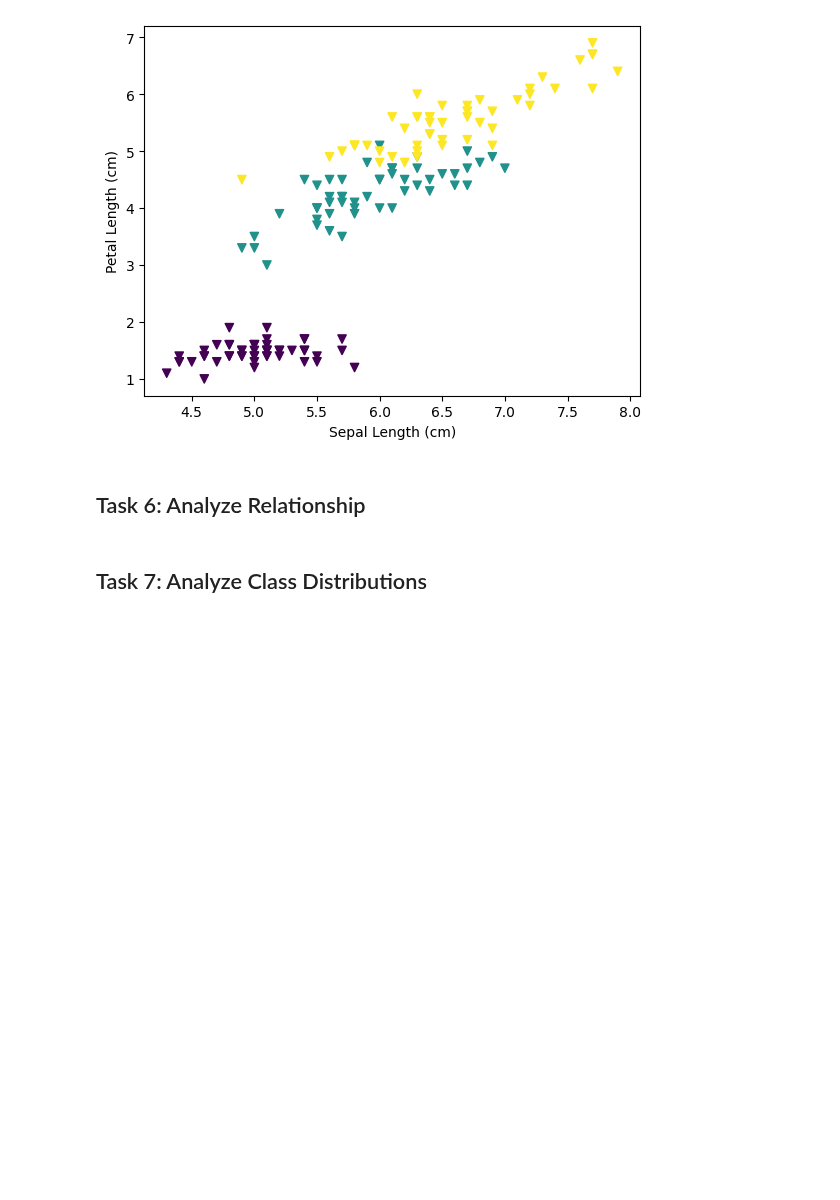
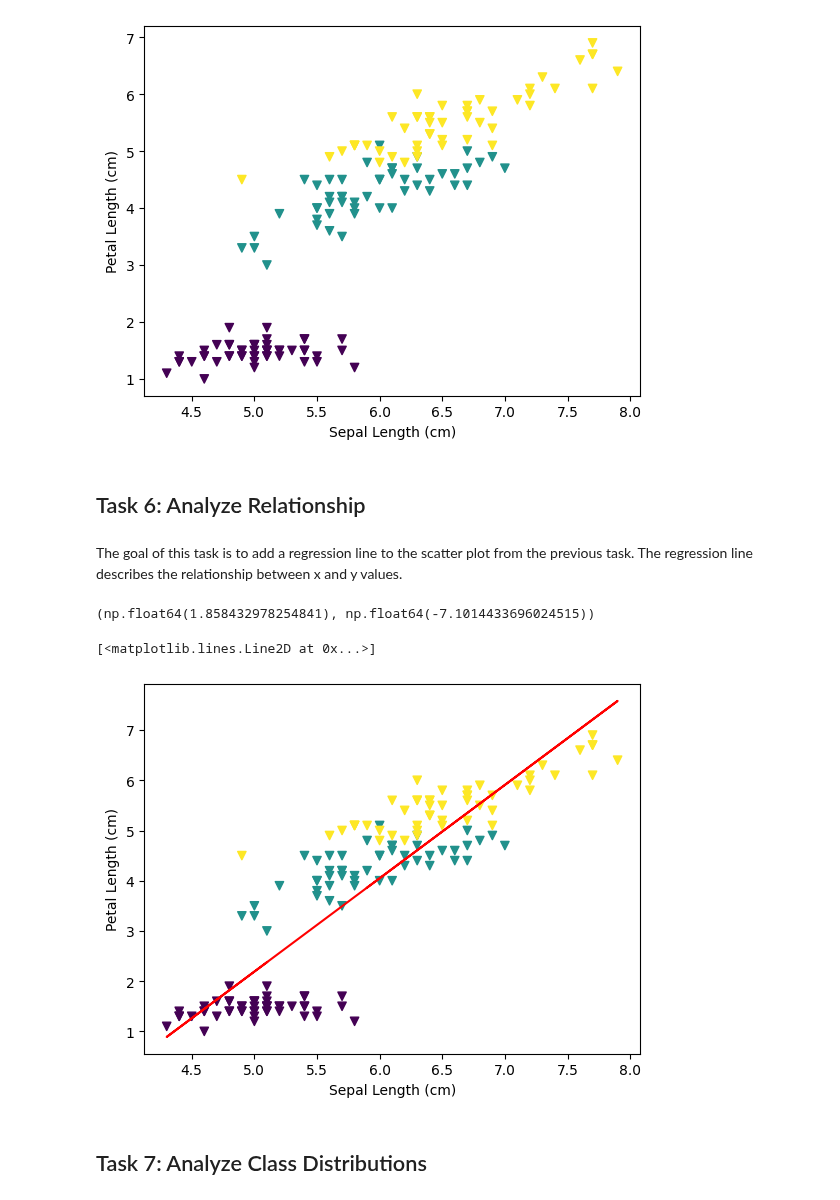
Before and after one commit to Oksyyy/principles_of_data_analytics, a Jupyter notebook: tasks.ipynb, the cells around one changed output. Cells and saved outputs as stored; diff of their text form; code cells hidden in the pictures; blank space fills up the shorter version.

Commit message:
Started task 6

```diff
--- a/tasks.ipynb
+++ b/tasks.ipynb
@@ -397,6 +397,35 @@ Text(0, 0.5, 'Petal Length (cm)')
 [figure]
 # %% [markdown]
 ## Task 6: Analyze Relationship
+# %% [markdown]
+The goal of this task is to add a regression line to the scatter plot from the previous task. The regression line describes the relationship between x and y values.
+# %%
+x = sepal_length
+y = petal_length
+# %%
+# Use polyfit to fit a line to the dataset
+m, c = np.polyfit(x, y, 1)
+
+# Show m & c
+m, c
+# %% [output]
+(np.float64(1.858432978254841), np.float64(-7.1014433696024515))
+# %%
+# Create scatterplot
+fig, ax = plt.subplots()
+
+# Plot the data
+ax.scatter(x, y, marker =  'v',  c = target_class)
+
+# Set axes labels
+ax.set_xlabel('Sepal Length (cm)')
+ax.set_ylabel('Petal Length (cm)')
+
+# Fit a line
+ax.plot(x, m * x + c, color = 'red')
+# %% [output]
+[<matplotlib.lines.Line2D at 0x...>]
+[figure, added]
 # %% [markdown]
 ## Task 7: Analyze Class Distributions
 # %%
```
Also changed, not shown: parts of 3 cells of this notebook.
